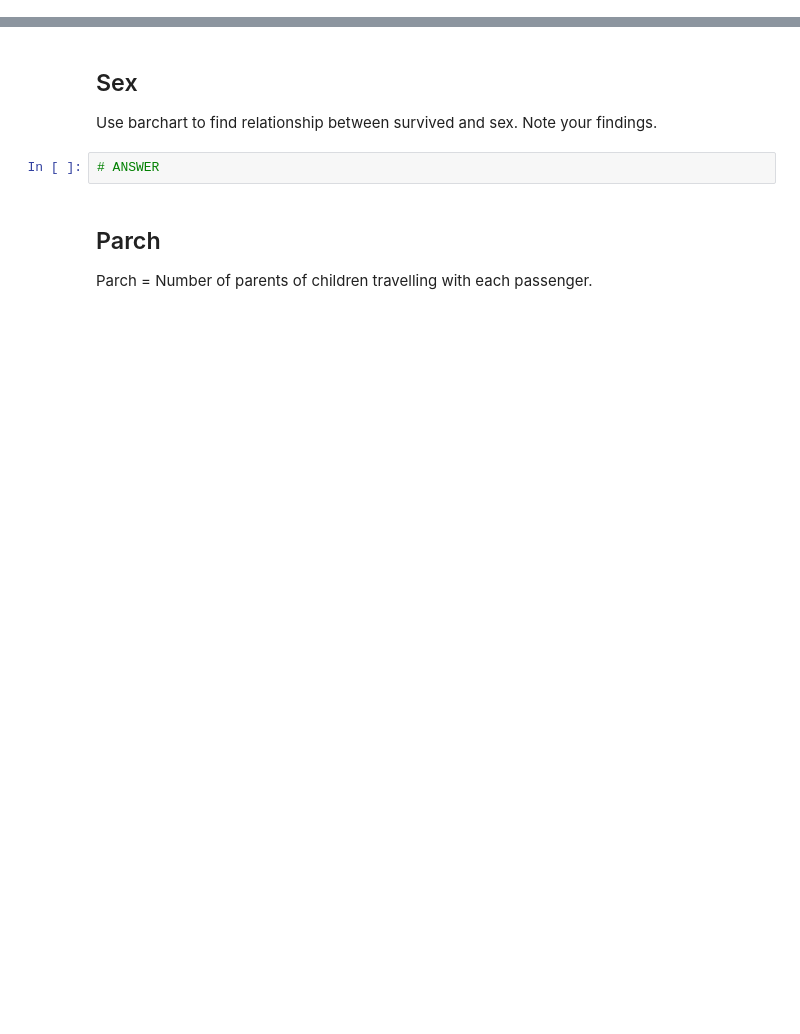
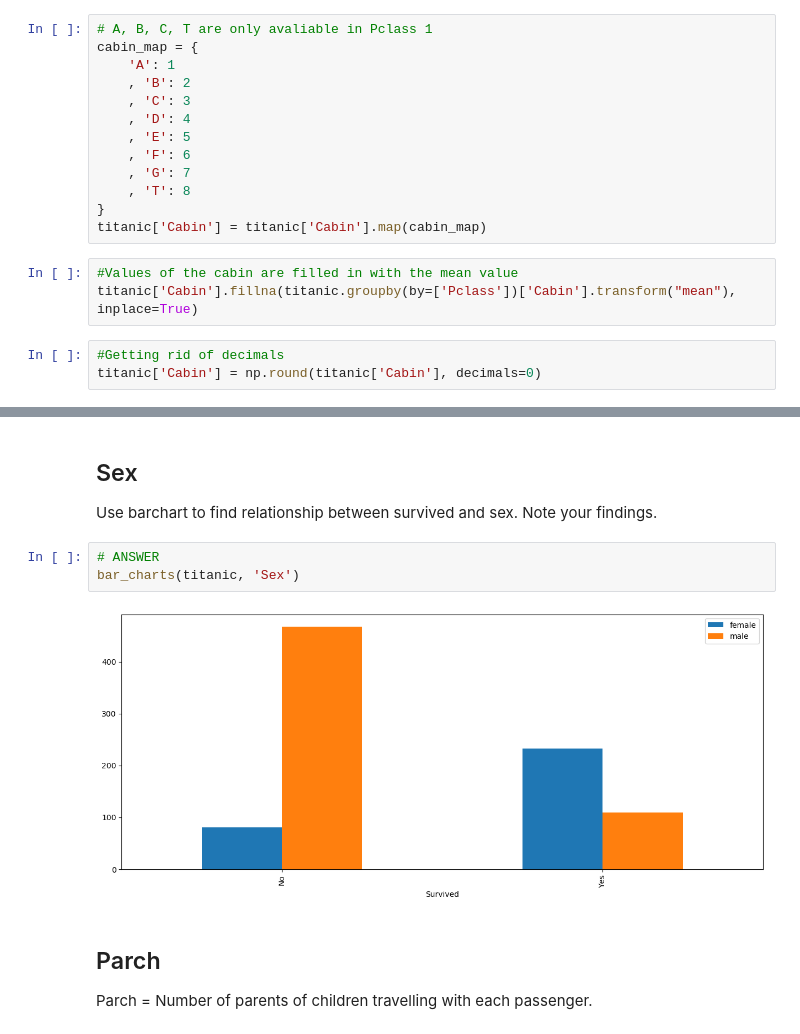
Before and after one commit to Brittles88/IOD, a Jupyter notebook: Module 2/LAB 2/IOD_Lab-2_2_1.ipynb, the cells around one changed output, grey strips where cells are left out. Cells and saved outputs as stored; diff of their text form; blank space fills up the shorter version.

```diff
--- a/Module 2/LAB 2/IOD_Lab-2_2_1.ipynb
+++ b/Module 2/LAB 2/IOD_Lab-2_2_1.ipynb
@@ -190,0 +242,19 @@ Name: Cabin, Length: 147, dtype: int64
+# %%
+# A, B, C, T are only avaliable in Pclass 1
+cabin_map = {
+    'A': 1
+    , 'B': 2
+    , 'C': 3
+    , 'D': 4
+    , 'E': 5
+    , 'F': 6
+    , 'G': 7
+    , 'T': 8
+}
+titanic['Cabin'] = titanic['Cabin'].map(cabin_map)
+# %%
+#Values of the cabin are filled in with the mean value
+titanic['Cabin'].fillna(titanic.groupby(by=['Pclass'])['Cabin'].transform("mean"), inplace=True)
+# %%
+#Getting rid of decimals
+titanic['Cabin'] = np.round(titanic['Cabin'], decimals=0)
@@ -263,6 +348,9 @@ bar_charts(titanic, 'Pclass')
 Use barchart to find relationship between survived and sex.  Note your findings.
 # %%
 # ANSWER
+bar_charts(titanic, 'Sex')
+# %% [output]
+[figure, added]
 # %% [markdown]
 ## Parch
 
```
Also changed, not shown: parts of 30 cells of this notebook, 8 other files.
